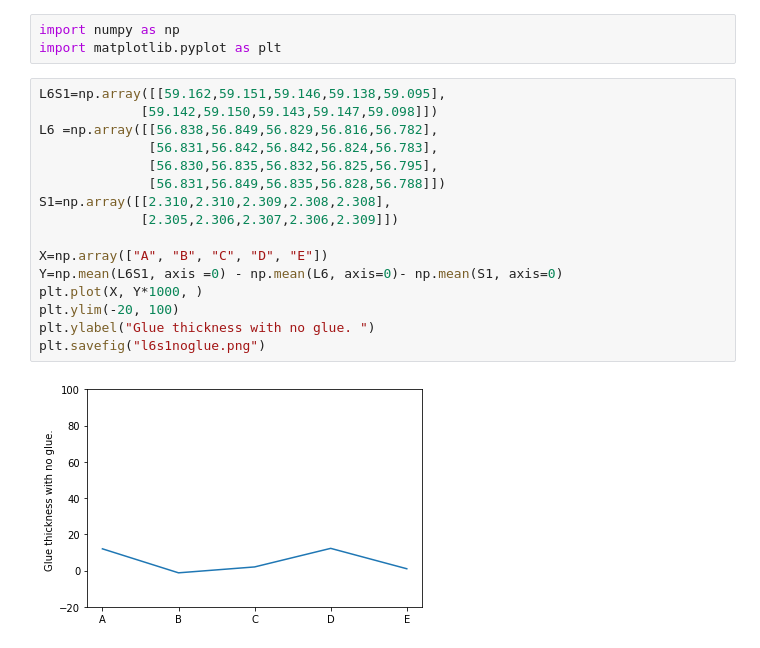
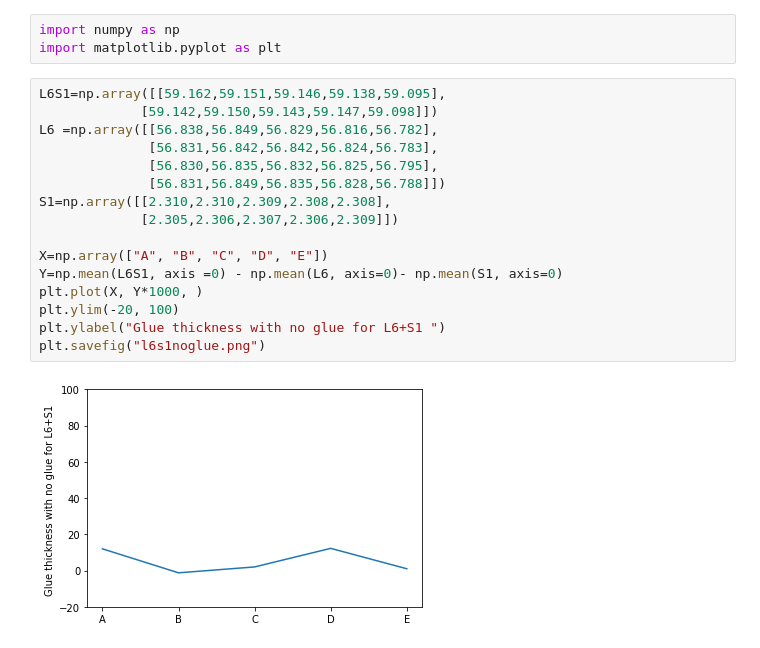
Before and after one commit to mariajose2398/CMS-MTD-BTL-SensorModule-Analysis, a Jupyter notebook: l6s1nogluecomparison.ipynb, the cells around one changed output. Drawn from its saved outputs; the diff is of its cells as text.

Commit message:
small correction to previous submission. Addition of a slide on Glue thickness

```diff
--- a/l6s1nogluecomparison.ipynb
+++ b/l6s1nogluecomparison.ipynb
@@ -4,18 +4,18 @@ import matplotlib.pyplot as plt
 # %%
 L6S1=np.array([[59.162,59.151,59.146,59.138,59.095],
              [59.142,59.150,59.143,59.147,59.098]])
 L6 =np.array([[56.838,56.849,56.829,56.816,56.782],
               [56.831,56.842,56.842,56.824,56.783],
               [56.830,56.835,56.832,56.825,56.795],
               [56.831,56.849,56.835,56.828,56.788]])
 S1=np.array([[2.310,2.310,2.309,2.308,2.308],
              [2.305,2.306,2.307,2.306,2.309]])
 
 X=np.array(["A", "B", "C", "D", "E"])
 Y=np.mean(L6S1, axis =0) - np.mean(L6, axis=0)- np.mean(S1, axis=0)
 plt.plot(X, Y*1000, )
 plt.ylim(-20, 100)
-plt.ylabel("Glue thickness with no glue. ")
+plt.ylabel("Glue thickness with no glue for L6+S1 ")
 plt.savefig("l6s1noglue.png")
 # %% [output]
-[figure, old version]
+[figure, new version]
```
Also changed, not shown: 4 other files.
